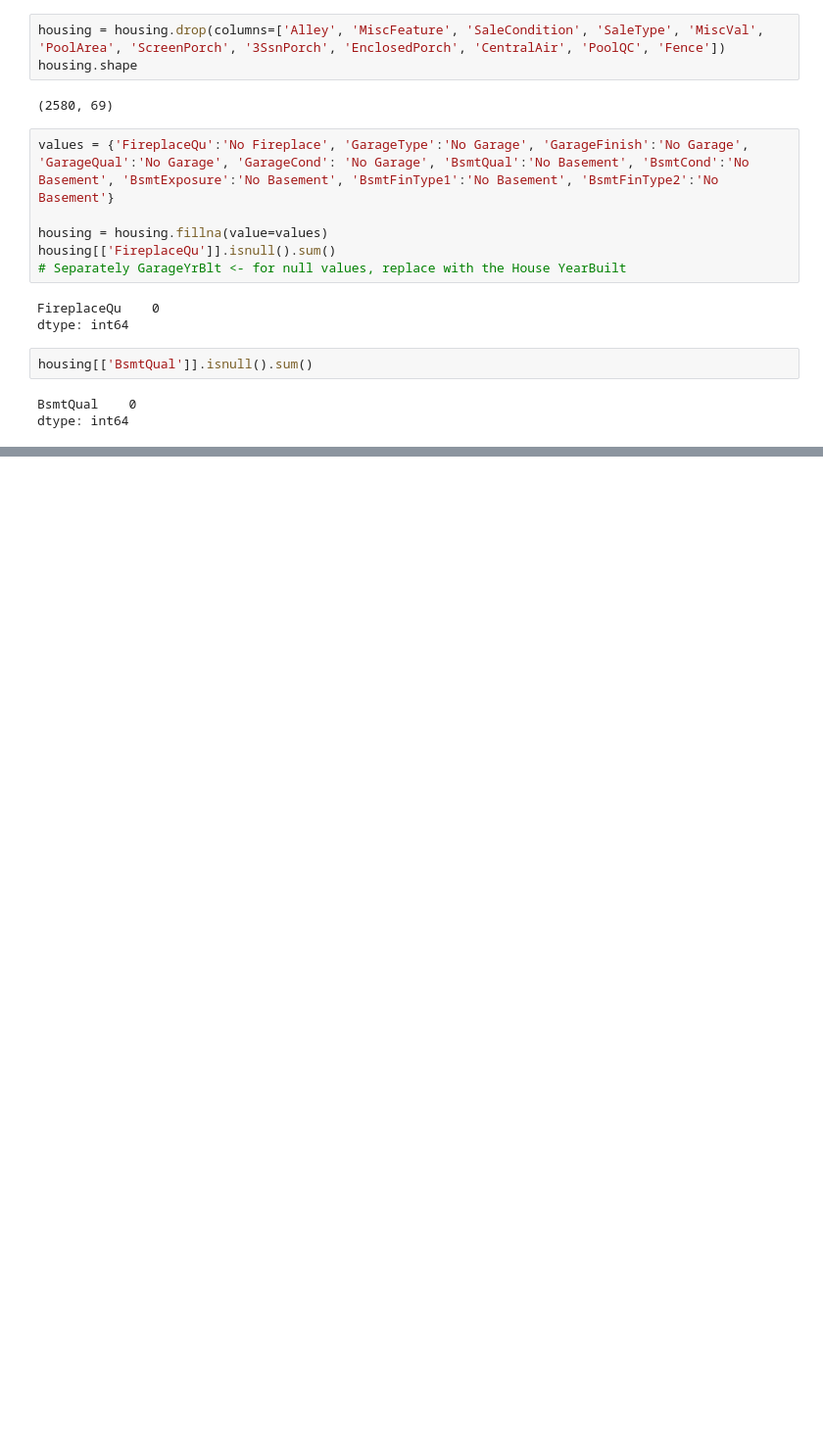
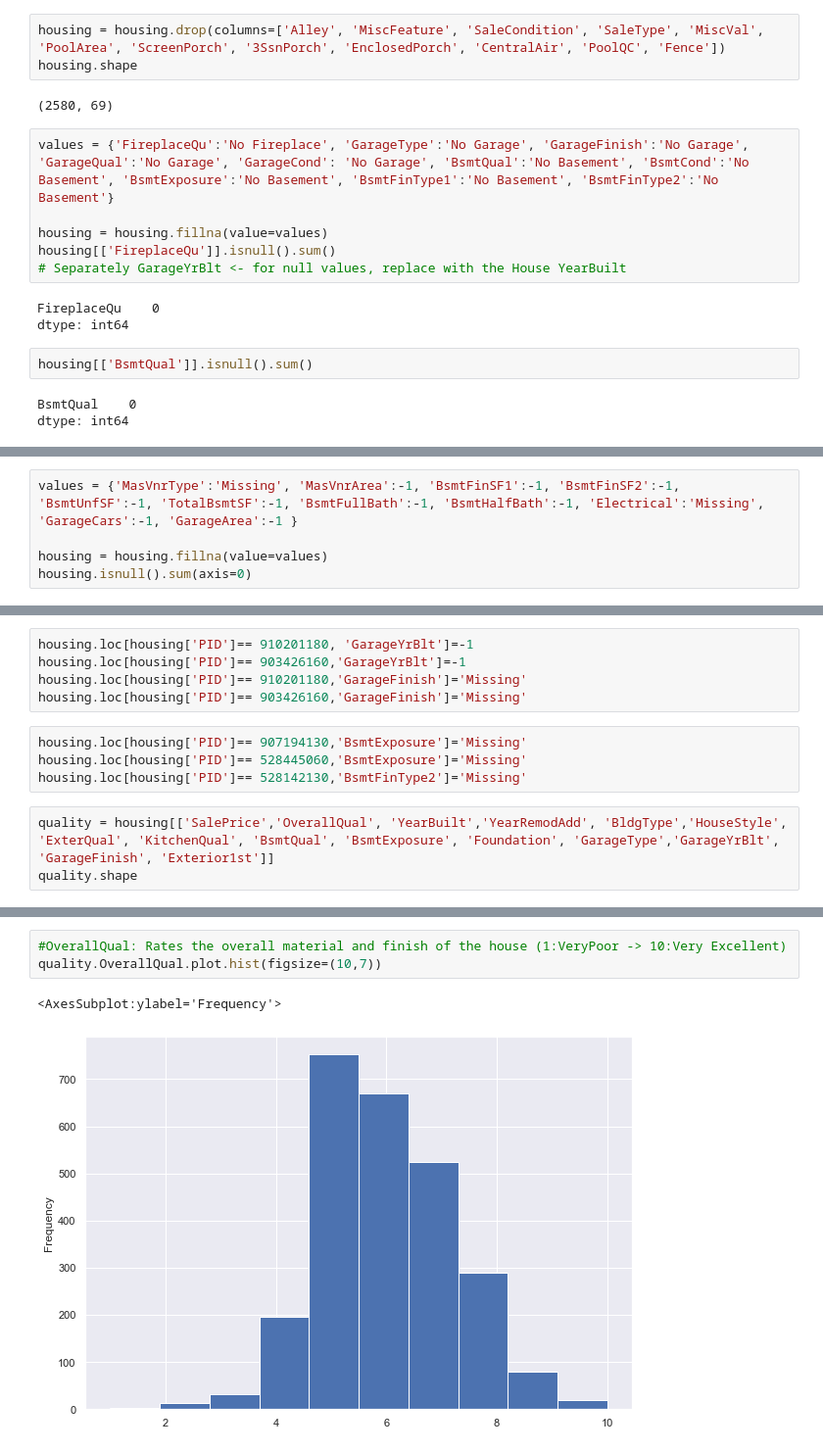
Before and after one commit to AugiBold/Ames-Housing-Price-ML-Project, a Jupyter notebook: Augi/ML_Project_3_EDA_Augi.ipynb, the cells around one changed output, grey strips where cells are left out. Shown: that part at 98% size. Saved outputs shown, nothing was run; the diff lists cells and outputs as text; blank space fills up the shorter version.

```diff
--- a/Augi/ML_Project_3_EDA_Augi.ipynb
+++ b/Augi/ML_Project_3_EDA_Augi.ipynb
@@ -146,0 +141,5 @@ dtype: int64
+# %%
+values = {'MasVnrType':'Missing', 'MasVnrArea':-1, 'BsmtFinSF1':-1, 'BsmtFinSF2':-1, 'BsmtUnfSF':-1, 'TotalBsmtSF':-1, 'BsmtFullBath':-1, 'BsmtHalfBath':-1, 'Electrical':'Missing', 'GarageCars':-1, 'GarageArea':-1 }
+
+housing = housing.fillna(value=values)
+housing.isnull().sum(axis=0)
@@ -146,0 +164,12 @@ dtype: int64
+# %%
+housing.loc[housing['PID']== 910201180, 'GarageYrBlt']=-1
+housing.loc[housing['PID']== 903426160,'GarageYrBlt']=-1
+housing.loc[housing['PID']== 910201180,'GarageFinish']='Missing'
+housing.loc[housing['PID']== 903426160,'GarageFinish']='Missing'
+# %%
+housing.loc[housing['PID']== 907194130,'BsmtExposure']='Missing'
+housing.loc[housing['PID']== 528445060,'BsmtExposure']='Missing'
+housing.loc[housing['PID']== 528142130,'BsmtFinType2']='Missing'
+# %%
+quality = housing[['SalePrice','OverallQual', 'YearBuilt','YearRemodAdd', 'BldgType','HouseStyle', 'ExterQual', 'KitchenQual', 'BsmtQual', 'BsmtExposure', 'Foundation', 'GarageType','GarageYrBlt', 'GarageFinish', 'Exterior1st']]
+quality.shape
@@ -146,0 +213,6 @@ dtype: int64
+# %%
+#OverallQual: Rates the overall material and finish of the house (1:VeryPoor -> 10:Very Excellent)
+quality.OverallQual.plot.hist(figsize=(10,7))
+# %% [output]
+<AxesSubplot:ylabel='Frequency'>
+[figure, added]
```
Also changed, not shown: parts of 44 cells of this notebook, 1 other file.
